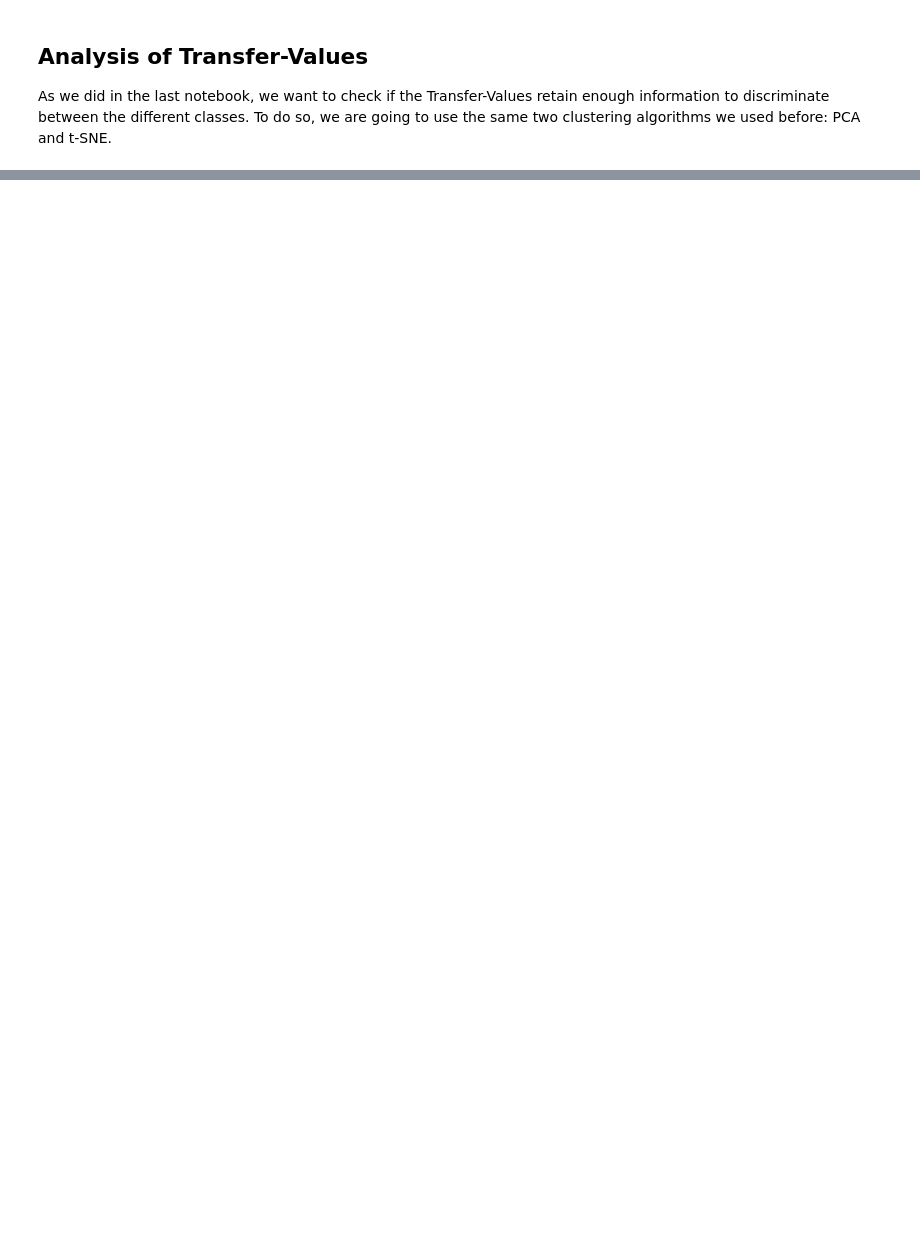
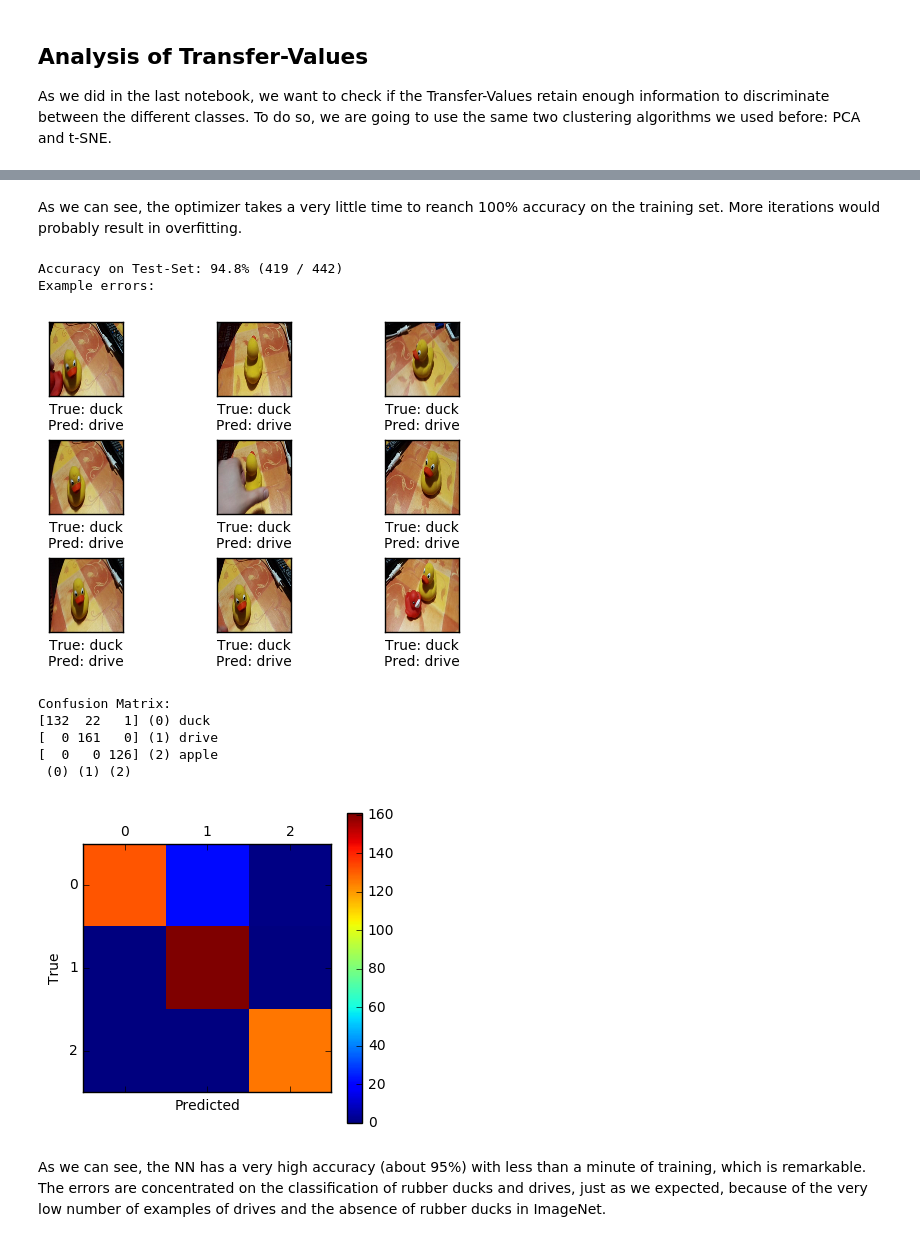
Before and after one commit to Kidel/Deep-Learning-CNN-for-Image-Recognition, a Jupyter notebook: 05_Transfer_Learning_on_Video_Data.ipynb, the cells around one changed output, grey strips where cells are left out. Cells and saved outputs as stored; diff of their text form; code cells hidden in the pictures; blank space fills up the shorter version.

```diff
--- a/05_Transfer_Learning_on_Video_Data.ipynb
+++ b/05_Transfer_Learning_on_Video_Data.ipynb
@@ -189,0 +423,16 @@ plot_scatter(transfer_values_reduced, cls)
+# %% [markdown]
+As we can see, the optimizer takes a very little time to reanch 100% accuracy on the training set. More iterations would probably result in overfitting.
+# %%
+print_test_accuracy(show_example_errors=True, show_confusion_matrix=True)
+# %% [output]
+Accuracy on Test-Set: 94.8% (419 / 442)
+Example errors:
+[figure, added]
+Confusion Matrix:
+[132  22   1] (0) duck
+[  0 161   0] (1) drive
+[  0   0 126] (2) apple
+ (0) (1) (2)
+[figure, added]
+# %% [markdown]
+As we can see, the NN has a very high accuracy (about 95%) with less than a minute of training, which is remarkable. The errors are concentrated on the classification of rubber ducks and drives, just as we expected, because of the very low number of examples of drives and the absence of rubber ducks in ImageNet.
```
Also changed, not shown: parts of 34 cells of this notebook.
